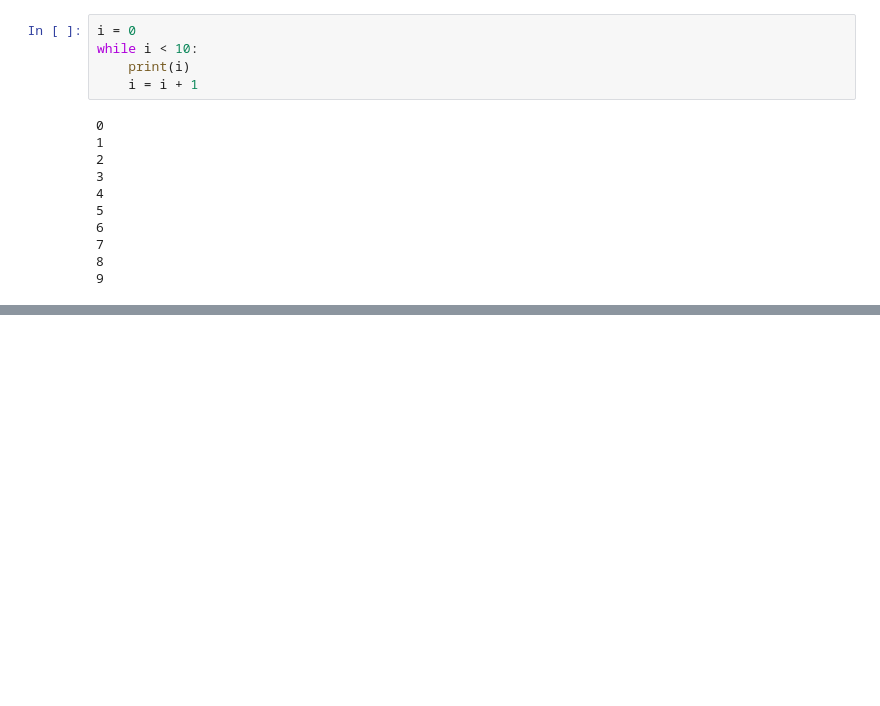
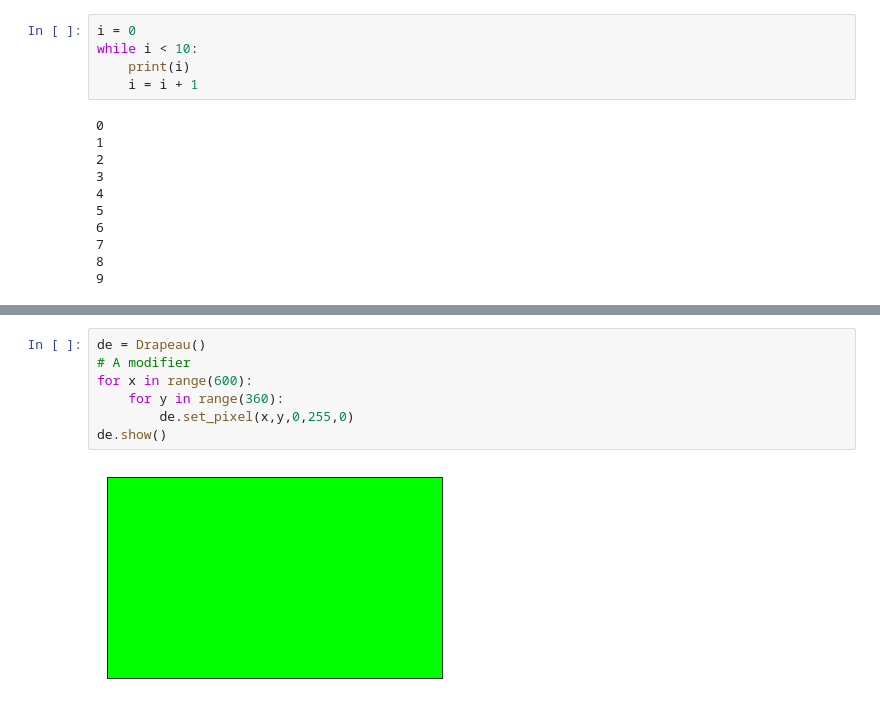
Before and after one commit to jcamponovo/Kaz, a Jupyter notebook: kaz3.ipynb, the cells around one changed output, grey strips where cells are left out. Cells and saved outputs as stored; diff of their text form; blank space fills up the shorter version.

```diff
--- a/kaz3.ipynb
+++ b/kaz3.ipynb
@@ -91,0 +97,9 @@ for x in range(600):
+# %%
+de = Drapeau()
+# A modifier
+for x in range(600):
+    for y in range(360):
+        de.set_pixel(x,y,0,255,0)
+de.show()
+# %% [output]
+[figure, added]
```
Also changed, not shown: parts of 6 cells of this notebook.
